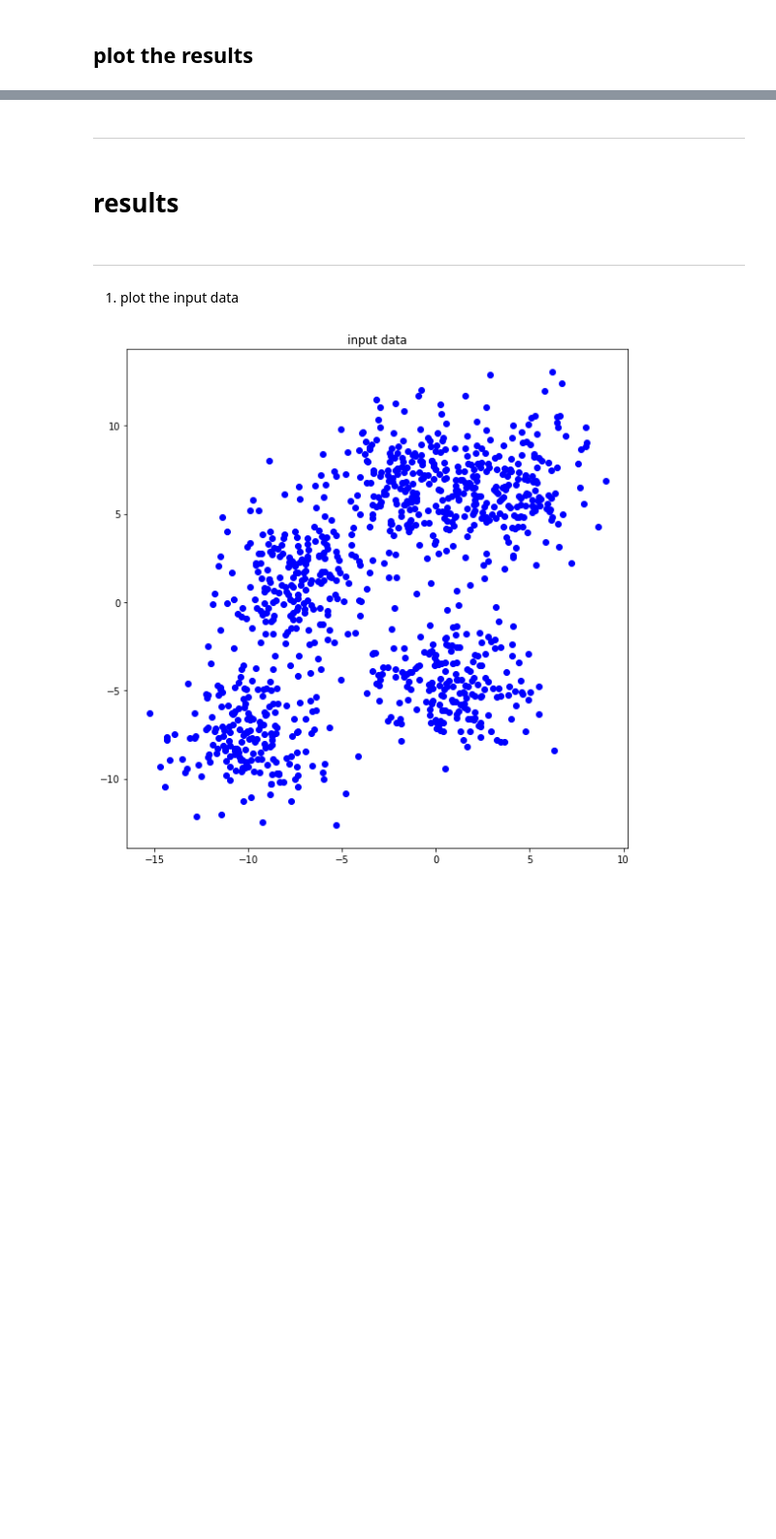
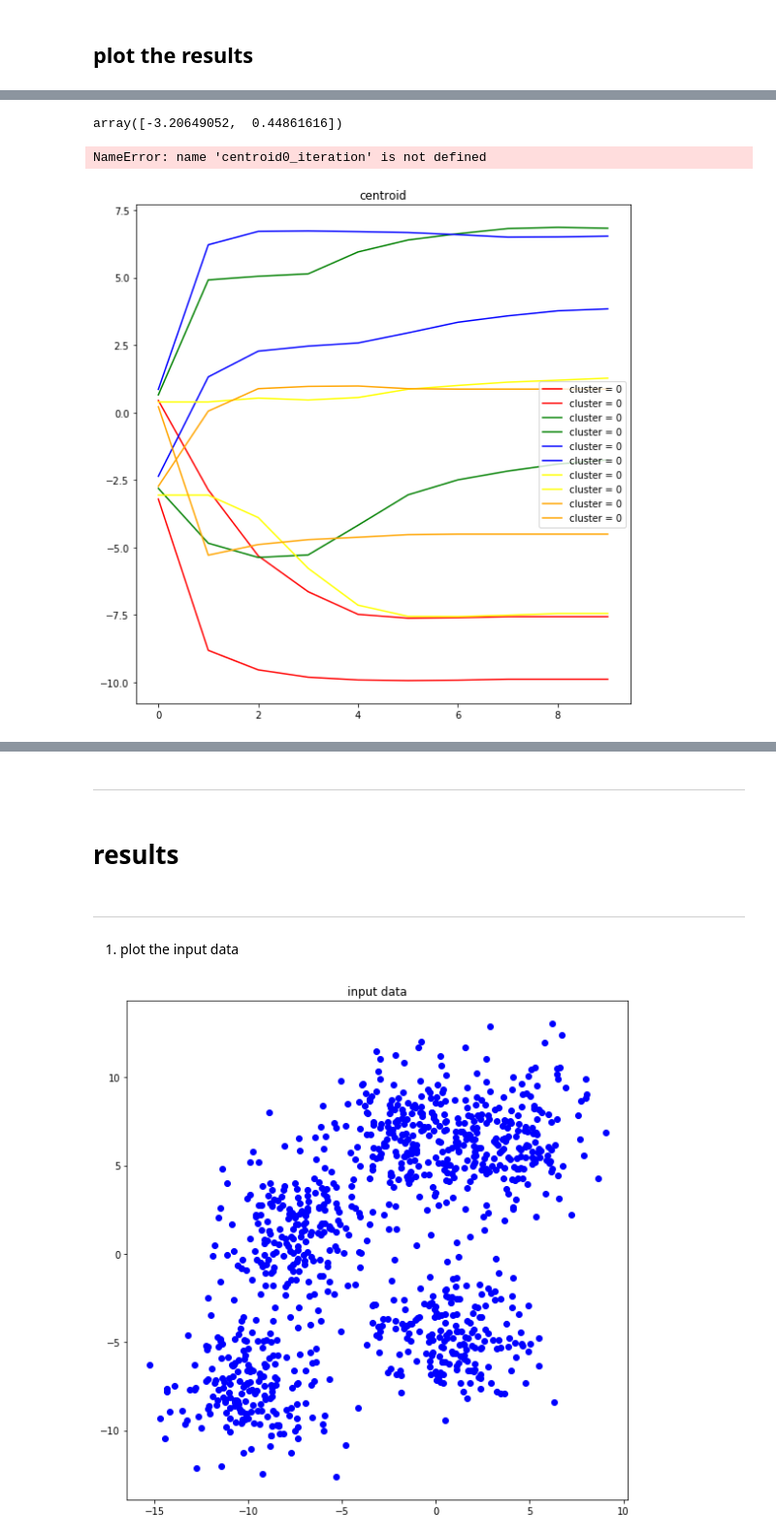
Before and after one commit to chan0139/assignment-machine-learning, a Jupyter notebook: 11/assignment_11.ipynb, the cells around one changed output, grey strips where cells are left out. Shown at 97% size. Cells and saved outputs as stored; diff of their text form; code cells hidden in the pictures; blank space fills up the shorter version.

Commit message:
define plot cluster func

```diff
--- a/11/assignment_11.ipynb
+++ b/11/assignment_11.ipynb
@@ -143,7 +143,7 @@ for i in range(len(label_feature)):
 # ===================================================
 # assign the number of clusters and iterations
 number_cluster      = 5
-number_iteration    = 100
+number_iteration    = 10
 # ===================================================
 # %%
 distance            = np.zeros(shape=(number_data, number_cluster))
@@ -156,7 +156,7 @@ centroid            = np.zeros(shape=(number_cluster, number_feature))
 loss_iteration      = np.zeros(shape=(number_iteration, 1))
 centroid_iteration  = np.zeros(shape=(number_iteration, number_cluster, number_feature))
 
-for i in range(100):
+for i in range(number_iteration):
     distance = distance.T
     for k in range(5):
         a = compute_centroid(feature, label_feature, k)
@@ -239 +225,33 @@ def plot_loss_curve(loss_iteration):
+# %%
+centroid_iteration[:,0][0]
+# %% [output]
+array([-3.20649052,  0.44861616])
+# %%
+centroid0_iteration
+# %% [output]
+NameError: name 'centroid0_iteration' is not defined
+# %%
+
+def plot_centroid(centroid_iteration, number_cluster):
+
+
+
+    plt.figure(figsize=(8,8))   # USE THIS VALUE for the size of the figure
+    plt.title('centroid')
+
+
+    plt.plot(centroid_iteration[:, 0], '-', color='red', label= 'cluster = 0')
+    plt.plot(centroid_iteration[:, 1], '-', color='green', label= 'cluster = 0')
+    plt.plot(centroid_iteration[:, 2], '-', color='blue', label= 'cluster = 0')
+    plt.plot(centroid_iteration[:, 3], '-', color='yellow', label= 'cluster = 0')
+    plt.plot(centroid_iteration[:, 4], '-', color='orange', label= 'cluster = 0')
+
+
+    plt.legend(loc="center right")
+    plt.tight_layout()
+    plt.show()
+# %%
+plot_centroid(centroid_iteration, 5)
+# %% [output]
+[figure, added]
 # %%
```
Also changed, not shown: parts of 7 cells of this notebook.
